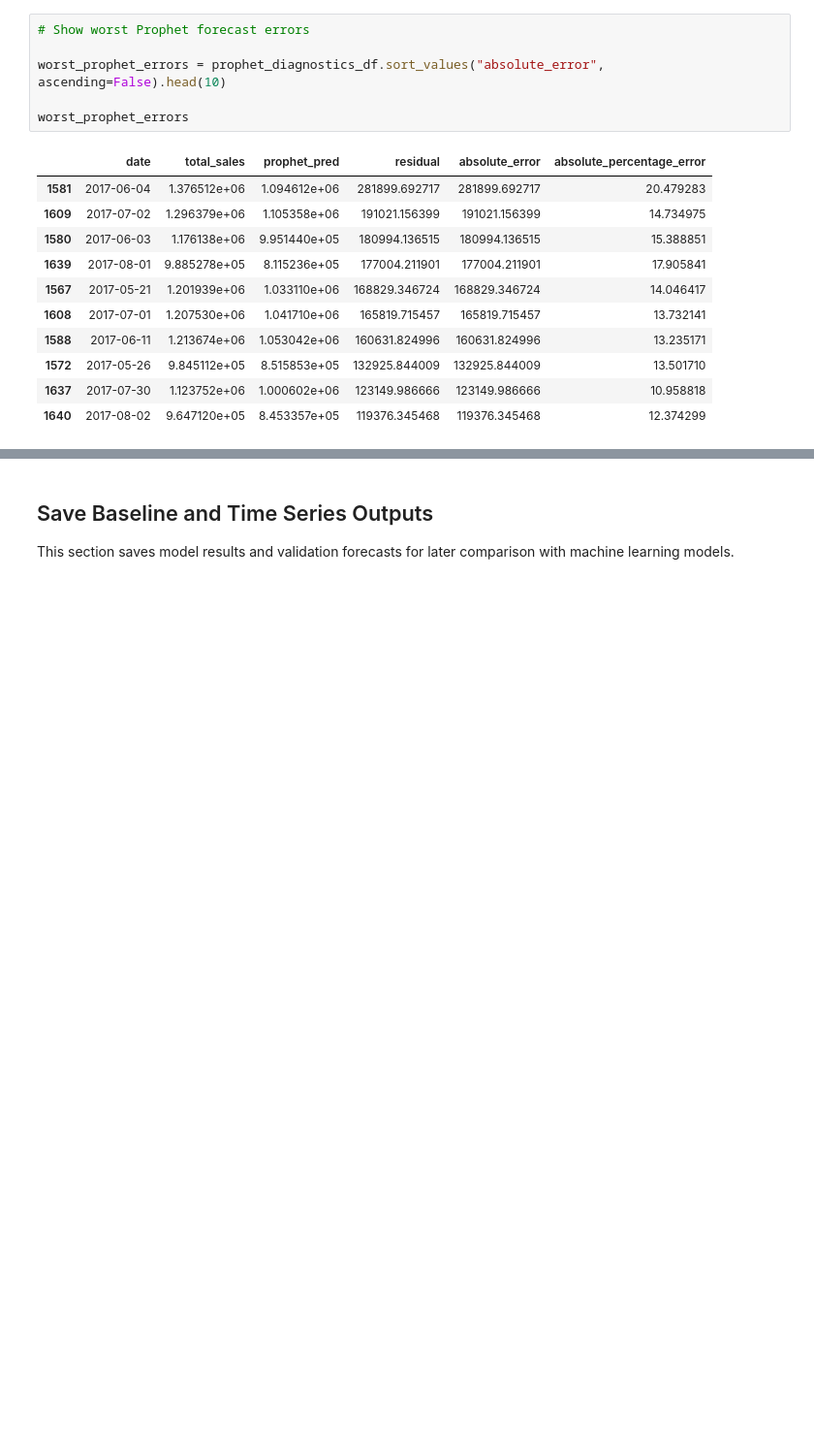
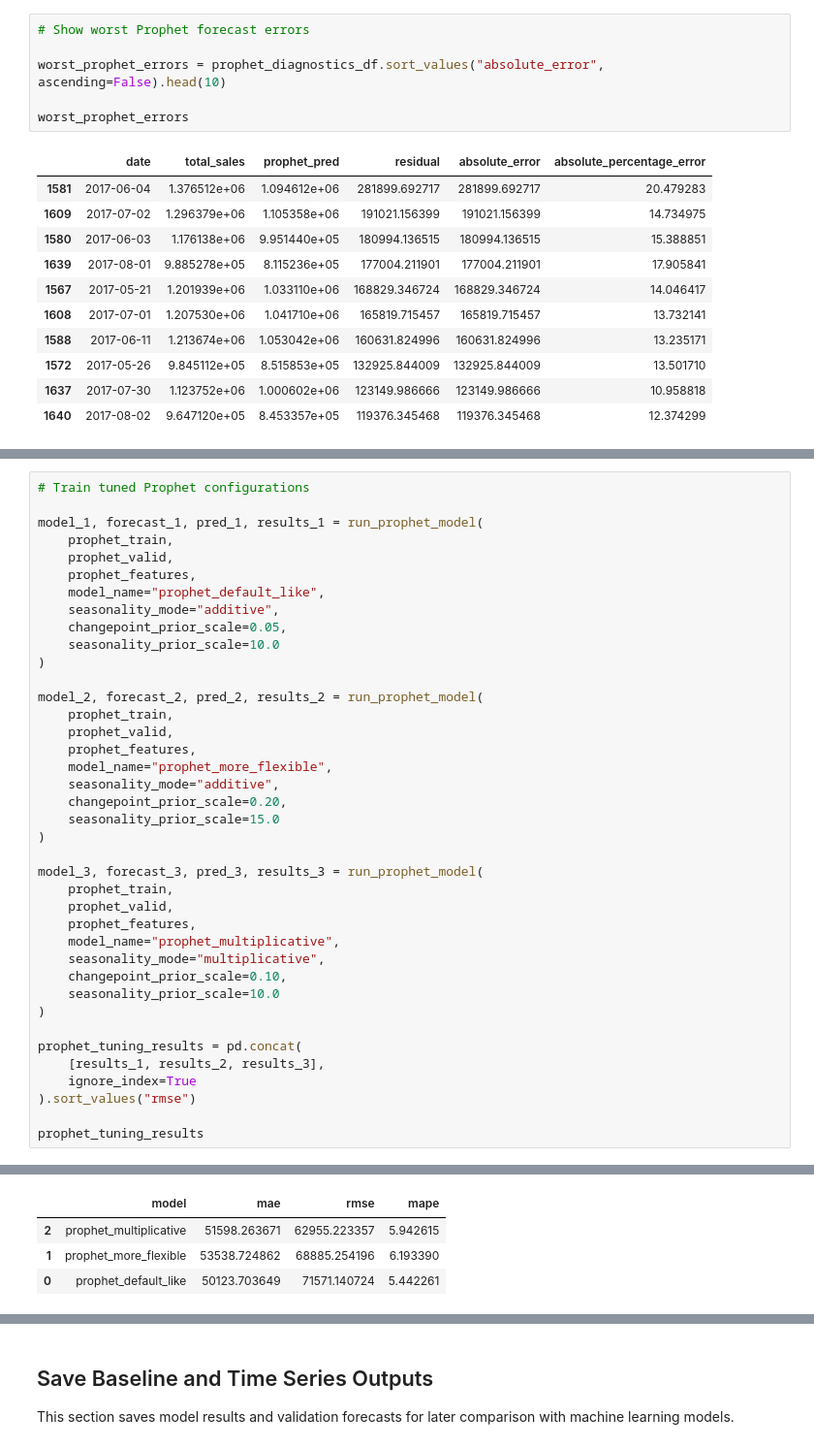
Before and after one commit to Phiziics/General-Machine-Learning, a Jupyter notebook: revenue_forecasting/notebooks/04_baseline_and_time_series.ipynb, the cells around one changed output, grey strips where cells are left out. Shown at 97% size. Cells and saved outputs as stored; diff of their text form; blank space fills up the shorter version.

Commit message:
machine learning models

```diff
--- a/revenue_forecasting/notebooks/04_baseline_and_time_series.ipynb
+++ b/revenue_forecasting/notebooks/04_baseline_and_time_series.ipynb
@@ -363,0 +396,40 @@ worst_prophet_errors
+# %%
+# Train tuned Prophet configurations
+
+model_1, forecast_1, pred_1, results_1 = run_prophet_model(
+    prophet_train,
+    prophet_valid,
+    prophet_features,
+    model_name="prophet_default_like",
+    seasonality_mode="additive",
+    changepoint_prior_scale=0.05,
+    seasonality_prior_scale=10.0
+)
+
+model_2, forecast_2, pred_2, results_2 = run_prophet_model(
+    prophet_train,
+    prophet_valid,
+    prophet_features,
+    model_name="prophet_more_flexible",
+    seasonality_mode="additive",
+    changepoint_prior_scale=0.20,
+    seasonality_prior_scale=15.0
+)
+
+model_3, forecast_3, pred_3, results_3 = run_prophet_model(
+    prophet_train,
+    prophet_valid,
+    prophet_features,
+    model_name="prophet_multiplicative",
+    seasonality_mode="multiplicative",
+    changepoint_prior_scale=0.10,
+    seasonality_prior_scale=10.0
+)
+
+prophet_tuning_results = pd.concat(
+    [results_1, results_2, results_3],
+    ignore_index=True
+).sort_values("rmse")
+
+prophet_tuning_results
+# %% [output]
@@ -363,0 +442,4 @@ worst_prophet_errors
+|  | model | mae | rmse | mape |
+| 2 | prophet_multiplicative | 51598.263671 | 62955.223357 | 5.942615 |
+| 1 | prophet_more_flexible | 53538.724862 | 68885.254196 | 6.193390 |
+| 0 | prophet_default_like | 50123.703649 | 71571.140724 | 5.442261 |
```
Also changed, not shown: parts of 10 cells of this notebook, 2 other files.
